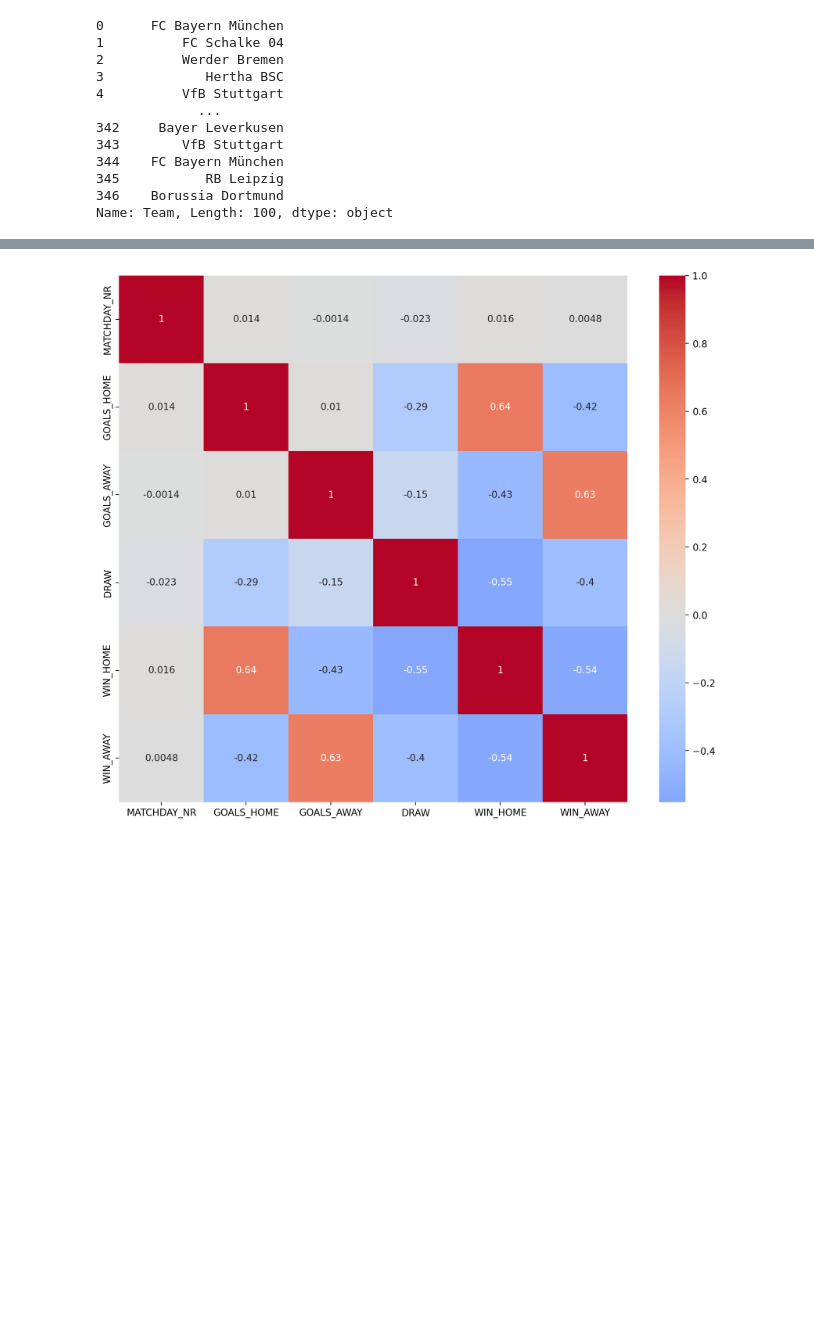
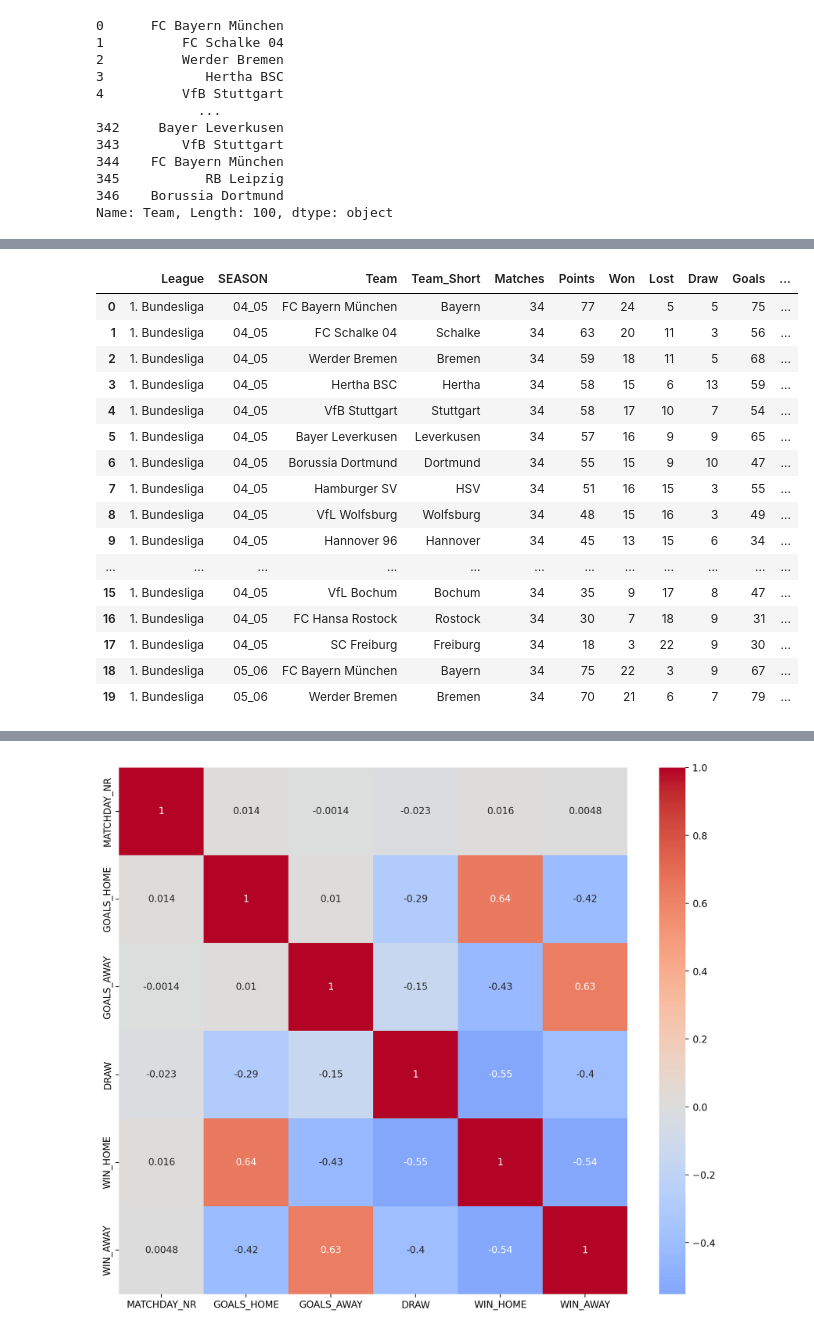
Before and after one commit to Picoalex/template_dsc, a Jupyter notebook: notebooks/01_exploration.ipynb, the cells around one changed output, grey strips where cells are left out. Drawn from its saved outputs; the diff is of its cells as text; code cells hidden in the pictures; blank space fills up the shorter version.

```diff
--- a/notebooks/01_exploration.ipynb
+++ b/notebooks/01_exploration.ipynb
@@ -446,0 +478,25 @@ Name: Team, Length: 100, dtype: object
+# %%
+### add initial ratings for Elo / Poisson / Dixon Cole treatment
+
+df_final_rankings['Ratings_initial'] = 100 - (df_final_rankings['Rank']-1) * (99/17)
+# %%
+display(df_final_rankings.head(20))
+display(df_final_rankings.tail(20))
+# %% [output]
+|  | League | SEASON | Team | Team_Short | Matches | Points | Won | Lost | Draw | Goals | ... |
+| 0 | 1. Bundesliga | 04_05 | FC Bayern München | Bayern | 34 | 77 | 24 | 5 | 5 | 75 | ... |
+| 1 | 1. Bundesliga | 04_05 | FC Schalke 04 | Schalke | 34 | 63 | 20 | 11 | 3 | 56 | ... |
+| 2 | 1. Bundesliga | 04_05 | Werder Bremen | Bremen | 34 | 59 | 18 | 11 | 5 | 68 | ... |
+| 3 | 1. Bundesliga | 04_05 | Hertha BSC | Hertha | 34 | 58 | 15 | 6 | 13 | 59 | ... |
+| 4 | 1. Bundesliga | 04_05 | VfB Stuttgart | Stuttgart | 34 | 58 | 17 | 10 | 7 | 54 | ... |
+| 5 | 1. Bundesliga | 04_05 | Bayer Leverkusen | Leverkusen | 34 | 57 | 16 | 9 | 9 | 65 | ... |
+| 6 | 1. Bundesliga | 04_05 | Borussia Dortmund | Dortmund | 34 | 55 | 15 | 9 | 10 | 47 | ... |
+| 7 | 1. Bundesliga | 04_05 | Hamburger SV | HSV | 34 | 51 | 16 | 15 | 3 | 55 | ... |
+| 8 | 1. Bundesliga | 04_05 | VfL Wolfsburg | Wolfsburg | 34 | 48 | 15 | 16 | 3 | 49 | ... |
+| 9 | 1. Bundesliga | 04_05 | Hannover 96 | Hannover | 34 | 45 | 13 | 15 | 6 | 34 | ... |
+| ... | ... | ... | ... | ... | ... | ... | ... | ... | ... | ... | ... |
+| 15 | 1. Bundesliga | 04_05 | VfL Bochum | Bochum | 34 | 35 | 9 | 17 | 8 | 47 | ... |
+| 16 | 1. Bundesliga | 04_05 | FC Hansa Rostock | Rostock | 34 | 30 | 7 | 18 | 9 | 31 | ... |
+| 17 | 1. Bundesliga | 04_05 | SC Freiburg | Freiburg | 34 | 18 | 3 | 22 | 9 | 30 | ... |
+| 18 | 1. Bundesliga | 05_06 | FC Bayern München | Bayern | 34 | 75 | 22 | 3 | 9 | 67 | ... |
+| 19 | 1. Bundesliga | 05_06 | Werder Bremen | Bremen | 34 | 70 | 21 | 6 | 7 | 79 | ... |
```
Also changed, not shown: parts of 2 cells of this notebook.
